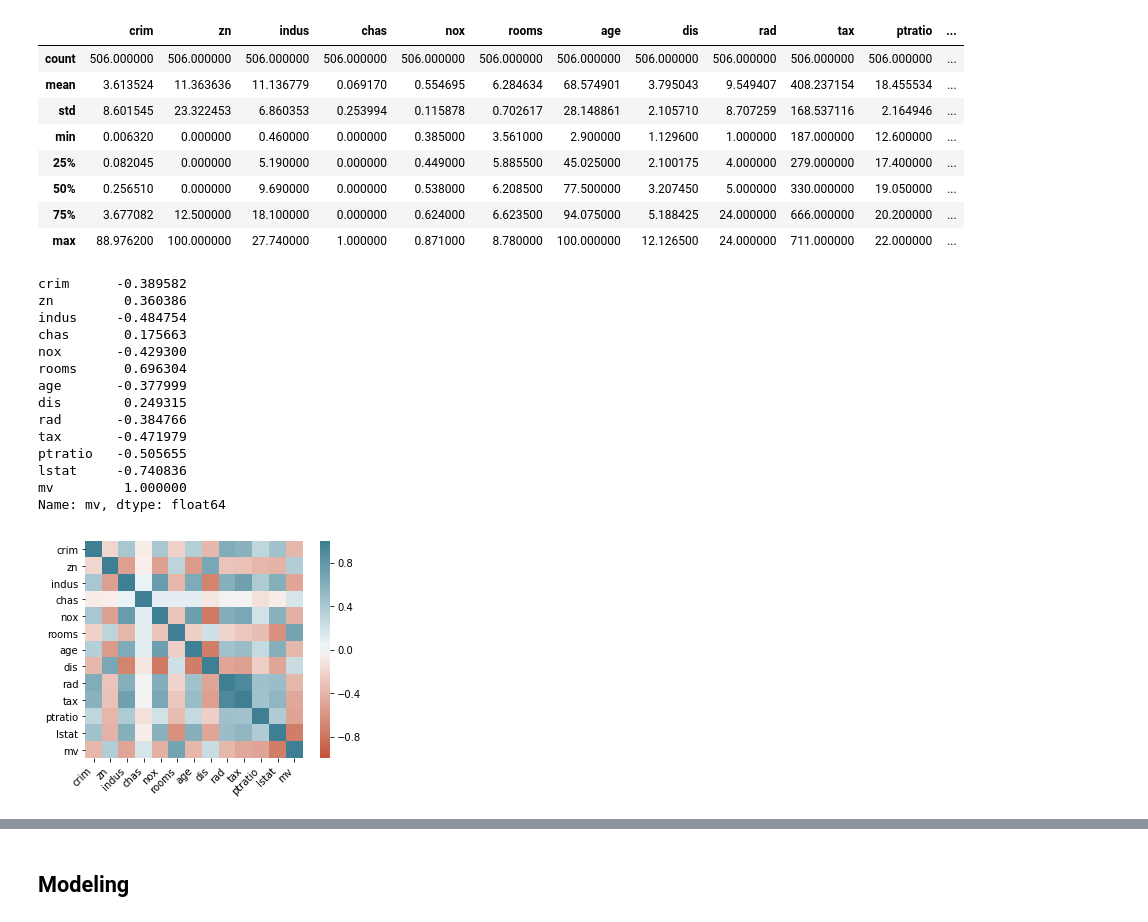
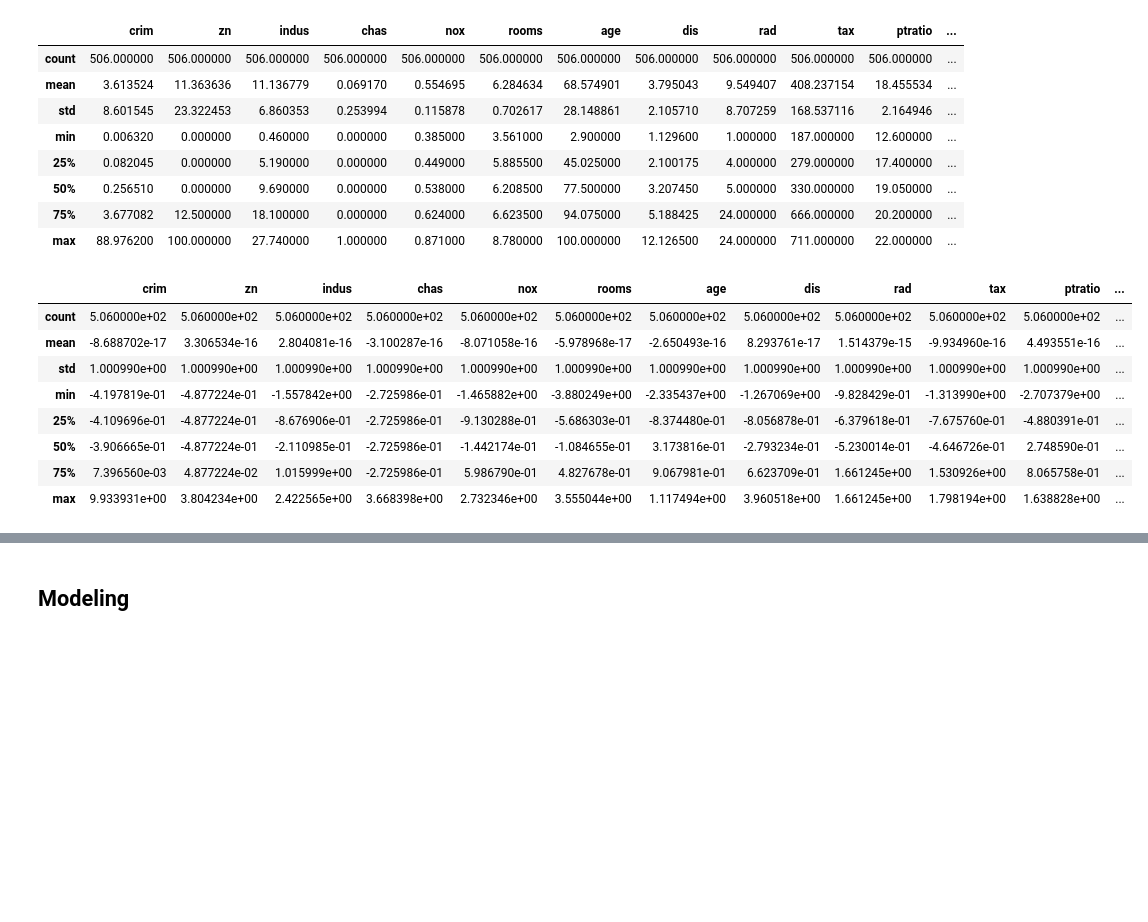
Before and after one commit to bstrain71/422_boston_housing, a Jupyter notebook: Strain_Boston_Housing.ipynb, the cells around one changed output, grey strips where cells are left out. Saved outputs shown, nothing was run; the diff lists cells and outputs as text; code cells hidden in the pictures; blank space fills up the shorter version.

```diff
--- a/Strain_Boston_Housing.ipynb
+++ b/Strain_Boston_Housing.ipynb
@@ -307,37 +307,28 @@ df.describe()
 | 50% | 0.256510 | 0.000000 | 9.690000 | 0.000000 | 0.538000 | 6.208500 | 77.500000 | 3.207450 | 5.000000 | 330.000000 | 19.050000 | ... |
 | 75% | 3.677082 | 12.500000 | 18.100000 | 0.000000 | 0.624000 | 6.623500 | 94.075000 | 5.188425 | 24.000000 | 666.000000 | 20.200000 | ... |
 | max | 88.976200 | 100.000000 | 27.740000 | 1.000000 | 0.871000 | 8.780000 | 100.000000 | 12.126500 | 24.000000 | 711.000000 | 22.000000 | ... |
-# %%
-corr = df.corr()
-ax = sns.heatmap(
-    corr,
-    vmin=-1, vmax=1, center=0,
-    cmap=sns.diverging_palette(20, 220, n=200),
-    square=True
-)
-ax.set_xticklabels(
-    ax.get_xticklabels(),
-    rotation=45,
-    horizontalalignment='right'
-);
-
-print(corr['mv'])
-# %% [output]
-crim      -0.389582
-zn         0.360386
-indus     -0.484754
-chas       0.175663
-nox       -0.429300
-rooms      0.696304
-age       -0.377999
-dis        0.249315
-rad       -0.384766
-tax       -0.471979
-ptratio   -0.505655
-lstat     -0.740836
-mv         1.000000
-Name: mv, dtype: float64
-[figure, removed]
+# %%
+# preprocess the data - scale everything to zero mean and unit variance
+# scale everything but the response variable
+no_response = df.drop(columns=['mv'])
+df_preprocessing = sklearn.preprocessing.scale(no_response)
+df = pd.concat((pd.DataFrame(df_preprocessing),
+                pd.DataFrame(df['mv'])),
+               axis = 1)
+
+df.columns = list(base_df.columns)
+
+df.describe()
+# %% [output]
+|  | crim | zn | indus | chas | nox | rooms | age | dis | rad | tax | ptratio | ... |
+| count | 5.060000e+02 | 5.060000e+02 | 5.060000e+02 | 5.060000e+02 | 5.060000e+02 | 5.060000e+02 | 5.060000e+02 | 5.060000e+02 | 5.060000e+02 | 5.060000e+02 | 5.060000e+02 | ... |
+| mean | -8.688702e-17 | 3.306534e-16 | 2.804081e-16 | -3.100287e-16 | -8.071058e-16 | -5.978968e-17 | -2.650493e-16 | 8.293761e-17 | 1.514379e-15 | -9.934960e-16 | 4.493551e-16 | ... |
+| std | 1.000990e+00 | 1.000990e+00 | 1.000990e+00 | 1.000990e+00 | 1.000990e+00 | 1.000990e+00 | 1.000990e+00 | 1.000990e+00 | 1.000990e+00 | 1.000990e+00 | 1.000990e+00 | ... |
+| min | -4.197819e-01 | -4.877224e-01 | -1.557842e+00 | -2.725986e-01 | -1.465882e+00 | -3.880249e+00 | -2.335437e+00 | -1.267069e+00 | -9.828429e-01 | -1.313990e+00 | -2.707379e+00 | ... |
+| 25% | -4.109696e-01 | -4.877224e-01 | -8.676906e-01 | -2.725986e-01 | -9.130288e-01 | -5.686303e-01 | -8.374480e-01 | -8.056878e-01 | -6.379618e-01 | -7.675760e-01 | -4.880391e-01 | ... |
+| 50% | -3.906665e-01 | -4.877224e-01 | -2.110985e-01 | -2.725986e-01 | -1.442174e-01 | -1.084655e-01 | 3.173816e-01 | -2.793234e-01 | -5.230014e-01 | -4.646726e-01 | 2.748590e-01 | ... |
+| 75% | 7.396560e-03 | 4.877224e-02 | 1.015999e+00 | -2.725986e-01 | 5.986790e-01 | 4.827678e-01 | 9.067981e-01 | 6.623709e-01 | 1.661245e+00 | 1.530926e+00 | 8.065758e-01 | ... |
+| max | 9.933931e+00 | 3.804234e+00 | 2.422565e+00 | 3.668398e+00 | 2.732346e+00 | 3.555044e+00 | 1.117494e+00 | 3.960518e+00 | 1.661245e+00 | 1.798194e+00 | 1.638828e+00 | ... |
 # %%
 # correlations with mv - the response variable
 # my personal cutoff is |0.4|
```
Also changed, not shown: parts of 4 cells of this notebook.
